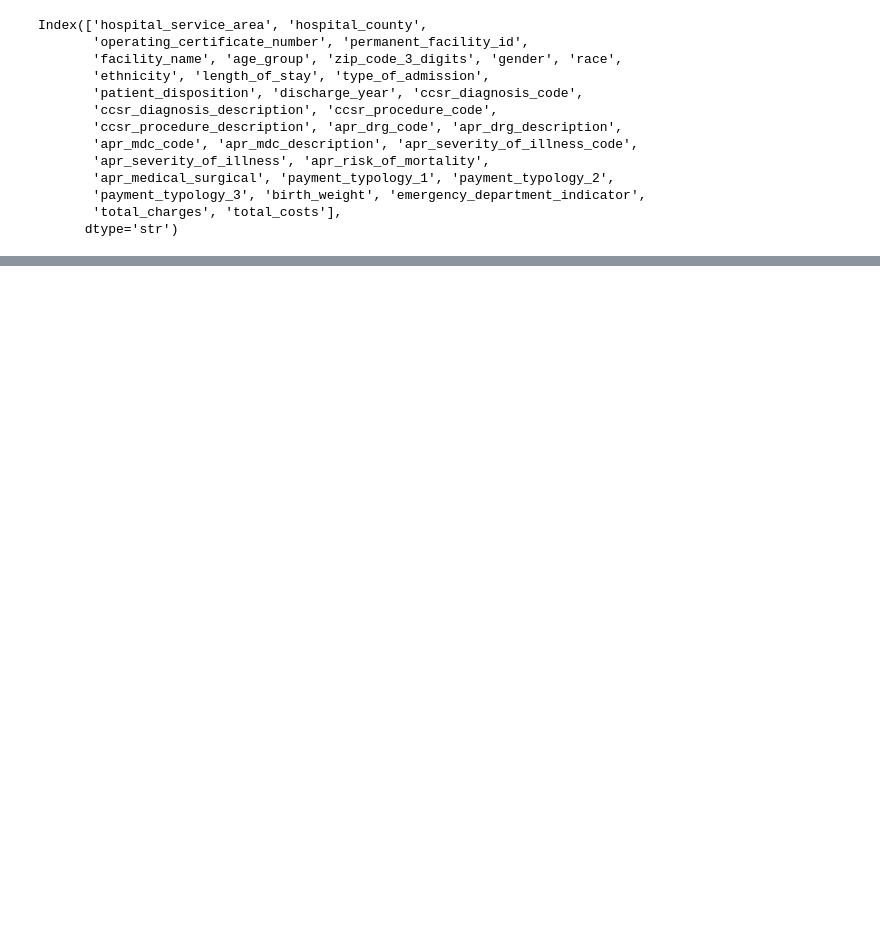
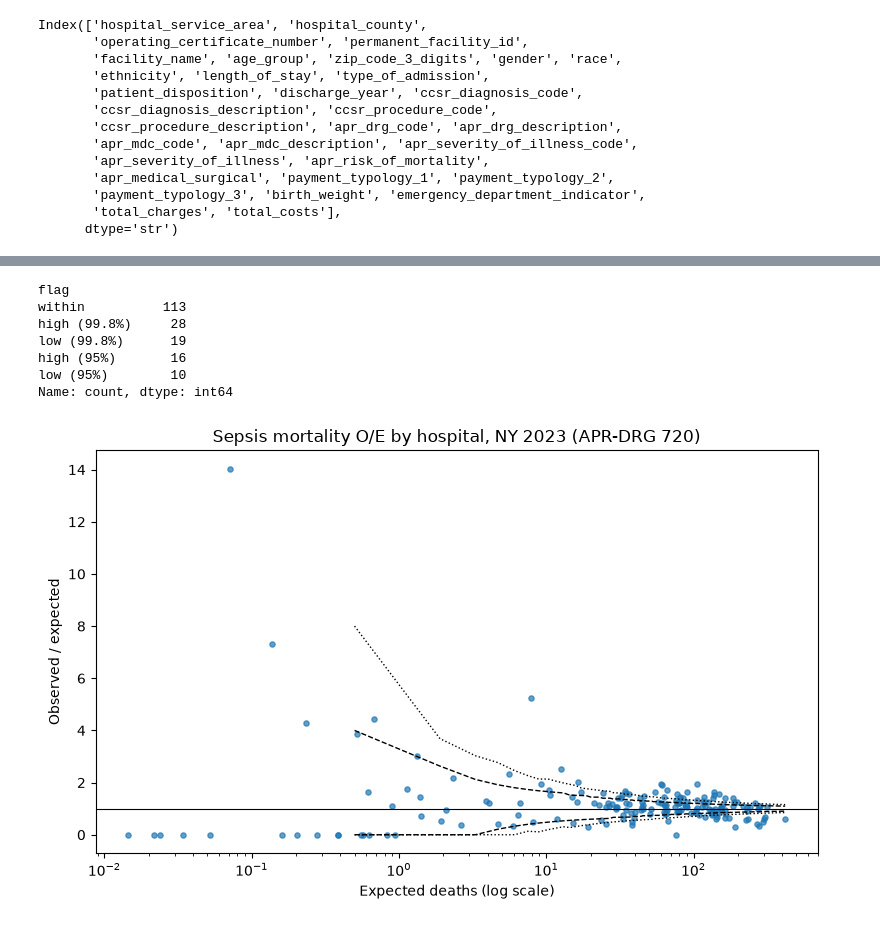
Before and after one commit to sbhattap/sparcs-sepsis, a Jupyter notebook: sparcs_sepsis_2023.ipynb, the cells around one changed output, grey strips where cells are left out. Cells and saved outputs as stored; diff of their text form; code cells hidden in the pictures; blank space fills up the shorter version.

```diff
--- a/sparcs_sepsis_2023.ipynb
+++ b/sparcs_sepsis_2023.ipynb
@@ -129,5 +238,7 @@ print(df.groupby("apr_severity_of_illness_code").agg(n=("died", "size"), mortali
 # %%
-# Hospital is NOT a feature. Race is excluded here and used for the fairness check.
+# Feature sets. Hospital is NOT a feature: the model estimates risk at an average
+# hospital, and hospital differences show up later as O/E.
+# Race is excluded here and used for the fairness check (step 7).
 BASE_FEATURES = ["age_group", "gender", "type_of_admission",
                  "emergency_department_indicator", "apr_severity_of_illness_code"]
 FEATURE_SETS = {
@@ -135,11 +246,15 @@ FEATURE_SETS = {
     "no_rom": BASE_FEATURES,  # sensitivity: ROM can absorb complications
     "full_plus_payer": BASE_FEATURES + ["apr_risk_of_mortality", "payment_typology_1"],
 }
+
+# Outcome, and the hospital each patient belongs to (used to split the folds)
 y = df["died"].to_numpy()
 groups = df["permanent_facility_id"].to_numpy()
 gkf = GroupKFold(n_splits=5)
 
 def oof_predict(make_model, X, target=None):
+    """Out-of-fold predictions split by hospital: each hospital is scored by a
+    model that never saw any of its patients."""
     target = y if target is None else target
     pred = np.zeros(len(X))
     for tr, te in gkf.split(X, target, groups):
@@ -148,21 +263,26 @@ def oof_predict(make_model, X, target=None):
     return pred
 
 def logreg(cols):
+    """Main model: one-hot encode the categories, then logistic regression."""
     pre = ColumnTransformer([("cat", OneHotEncoder(handle_unknown="ignore"), cols)])
     return lambda: Pipeline([("pre", pre), ("lr", LogisticRegression(max_iter=2000))])
 
 def lgbm():
+    """Comparison model: can it beat logistic regression by finding interactions?"""
     return lgb.LGBMClassifier(n_estimators=400, learning_rate=0.03, num_leaves=31,
                               min_child_samples=50, verbose=-1)
 
+# Fit logistic regression on every feature set, LightGBM on the full set only
 preds, rows = {}, []
 for name, cols in FEATURE_SETS.items():
+    # All inputs are categories; a missing value becomes its own category
     X = df[cols].fillna("Unknown").astype(str)
     preds[f"lr_{name}"] = oof_predict(logreg(cols), X)
     if name == "full":
         Xc = X.astype("category")
         preds["lgbm_full"] = oof_predict(lgbm, Xc)
 
+# Discrimination (AUROC, AUPRC) and overall accuracy of the probabilities (Brier)
 for name, p in preds.items():
     rows.append({"model": name, "auroc": roc_auc_score(y, p),
                  "auprc": average_precision_score(y, p), "brier": brier_score_loss(y, p)})
@@ -181,28 +321,45 @@ plt.savefig(FIGS / "calibration.png", dpi=150)
 # %%
 def hospital_oe(p, outcome="died"):
+    """Observed vs expected deaths per hospital, with a funnel-plot flag."""
+    # Roll patients up to hospitals: O = sum of outcomes, E = sum of predicted risks
     h = (df.assign(p=p, o=df[outcome]).groupby(["permanent_facility_id", "facility_name"])
            .agg(n=("o", "size"), observed=("o", "sum"), expected=("p", "sum"))
            .reset_index())
     h["oe"] = h["observed"] / h["expected"]
+
+    # Range of death counts a hospital with E expected deaths would see by chance alone
     e = h["expected"].to_numpy()[:, None]
     lo95, hi95 = stats.poisson.ppf([0.025, 0.975], e).T
     lo998, hi998 = stats.poisson.ppf([0.001, 0.999], e).T
+
+    # Check the stricter limit first so each hospital gets its strongest flag
     h["flag"] = np.select(
         [h.observed > hi998, h.observed < lo998, h.observed > hi95, h.observed < lo95],
         ["high (99.8%)", "low (99.8%)", "high (95%)", "low (95%)"], default="within")
     return h
 
+# O/E from the main model
 hosp = hospital_oe(preds["lr_full"])
 print(hosp["flag"].value_counts())
 hosp.sort_values("oe", ascending=False).to_csv(FIGS / "hospital_oe.csv", index=False)
 
+# Funnel plot: O/E against hospital size (expected deaths), with control limits
 e = np.linspace(max(hosp.expected.min(), 0.5), hosp.expected.max(), 300)
 plt.figure(figsize=(8, 5))
 plt.scatter(hosp.expected, hosp.oe, s=14, alpha=0.7)
 for (a, b), style in [((0.025, 0.975), "--"), ((0.001, 0.999), ":")]:
     plt.plot(e, stats.poisson.ppf(a, e) / e, "k" + style, lw=1)
     plt.plot(e, stats.poisson.ppf(b, e) / e, "k" + style, lw=1)
-plt.axhline(1, color="k", lw=0.8)
+plt.axhline(1, color="k", lw=0.8)  # O/E = 1: as expected
 plt.xscale("log"); plt.xlabel("Expected deaths (log scale)"); plt.ylabel("Observed / expected")
 plt.title(f"Sepsis mortality O/E by hospital, NY 2023 (APR-DRG {APR_DRG})")
 plt.tight_layout(); plt.savefig(FIGS / "funnel_plot.png", dpi=150)
+# %% [output]
+flag
+within          113
+high (99.8%)     28
+low (99.8%)      19
+high (95%)       16
+low (95%)        10
+Name: count, dtype: int64
+[figure, added]
```
Also changed, not shown: parts of 26 cells of this notebook, 1 other file.
